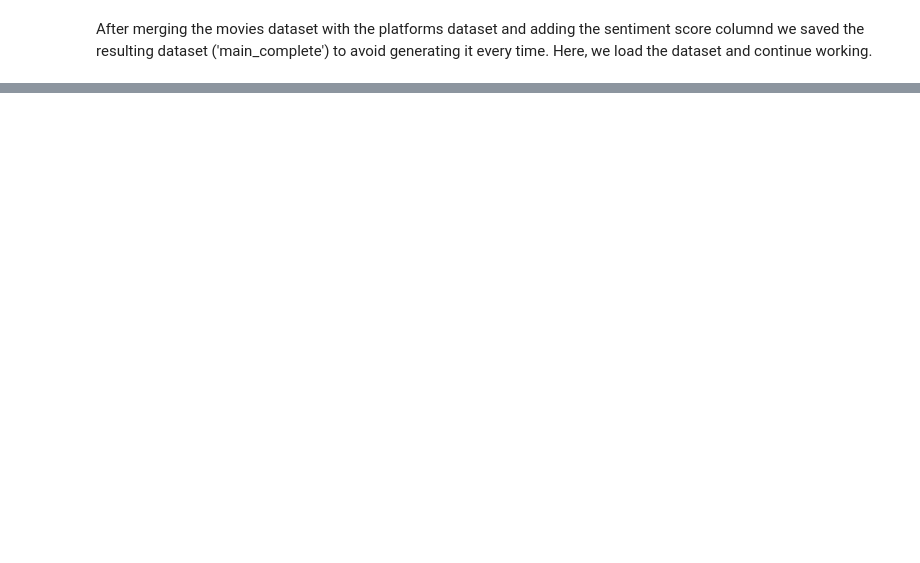
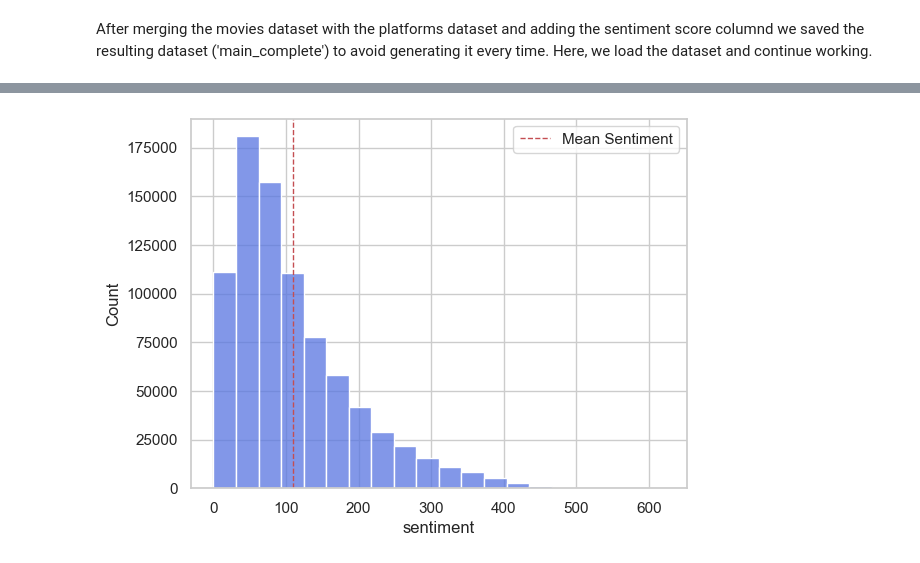
Before and after one commit to paulagambus/ctds_project, a Jupyter notebook: ctds_g6_project.ipynb, the cells around one changed output, grey strips where cells are left out. Saved outputs shown, nothing was run; the diff lists cells and outputs as text; code cells hidden in the pictures; blank space fills up the shorter version.

Commit message:
exploration of features and generation of sentiment figure

```diff
--- a/ctds_g6_project.ipynb
+++ b/ctds_g6_project.ipynb
@@ -138,0 +229,3 @@ After merging the movies dataset with the platforms dataset and adding the senti
+# %%
+# remove the cast column
+main_complete = main_complete.drop(columns=['cast'])
@@ -138,0 +234,11 @@ After merging the movies dataset with the platforms dataset and adding the senti
+# %%
+# Join the director and producers columns into a single column crew
+columns_to_merge = ['director', 'producers']
+
+for column in columns_to_merge:
+    main_complete[column] = main_complete[column].apply(lambda x: set(person.strip() for person in x.split(',')) if pd.notnull(x) else set())
+
+main_complete['crew'] = main_complete.apply(lambda row: set.union(row['director'], row['producers']), axis=1)
+
+# Drop the individual columns
+main_complete.drop(columns=columns_to_merge, inplace=True)
@@ -138,0 +255,4 @@ After merging the movies dataset with the platforms dataset and adding the senti
+# %%
+# split the production_companies into a set and remove spaces
+main_complete['production_companies'] = main_complete['production_companies'].apply(lambda x: set(company.strip() for company in x.split(',')) if pd.notnull(x) else set())
+main_complete['production_companies'] = main_complete['production_companies'].apply(lambda x: x - {''})
@@ -138,0 +265,3 @@ After merging the movies dataset with the platforms dataset and adding the senti
+# %%
+main_complete['production_countries'] = main_complete['production_countries'].apply(lambda x: set(country.strip() for country in x.split(',')) if pd.notnull(x) else set())
+main_complete['production_countries'] = main_complete['production_countries'].apply(lambda x: x - {''})
@@ -138,0 +297,9 @@ After merging the movies dataset with the platforms dataset and adding the senti
+# %%
+sns.set_theme(style="whitegrid")
+
+sns.histplot(data=main_complete, x='sentiment', bins=20, color='#5875E1', kde=False)
+plt.axvline(main_complete['sentiment'].mean(), color='r', linestyle='dashed', linewidth=1, label='Mean Sentiment')
+plt.legend()
+plt.show()
+# %% [output]
+[figure, added]
```
Also changed, not shown: parts of 26 cells of this notebook, 1 other file.
